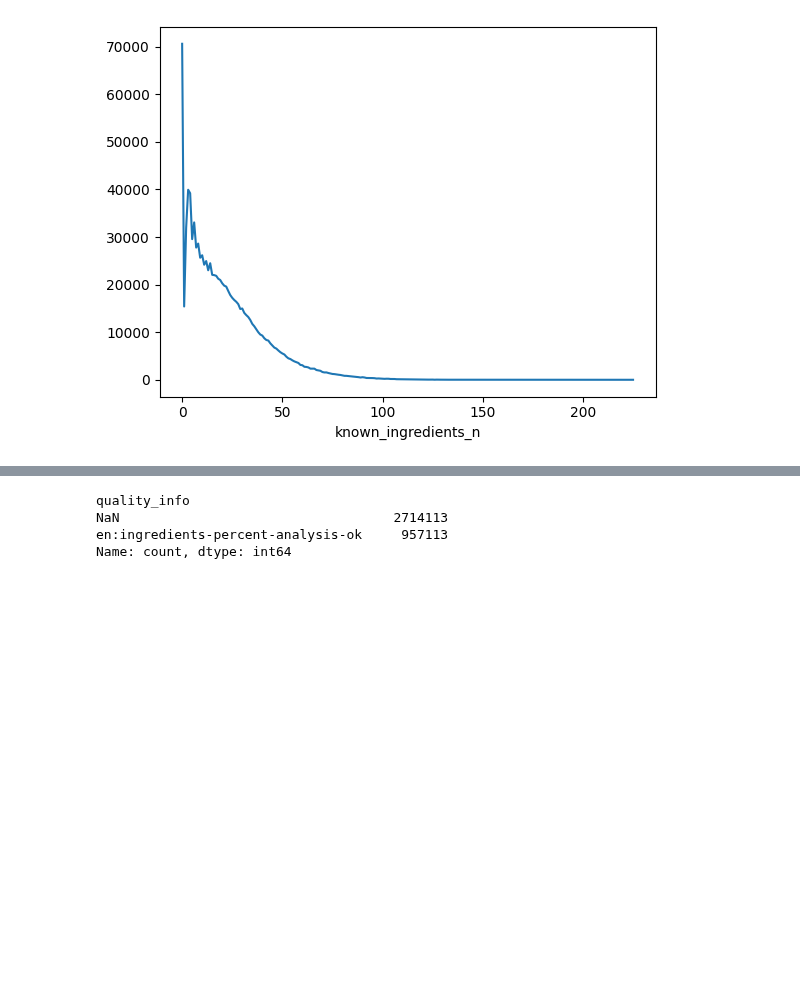
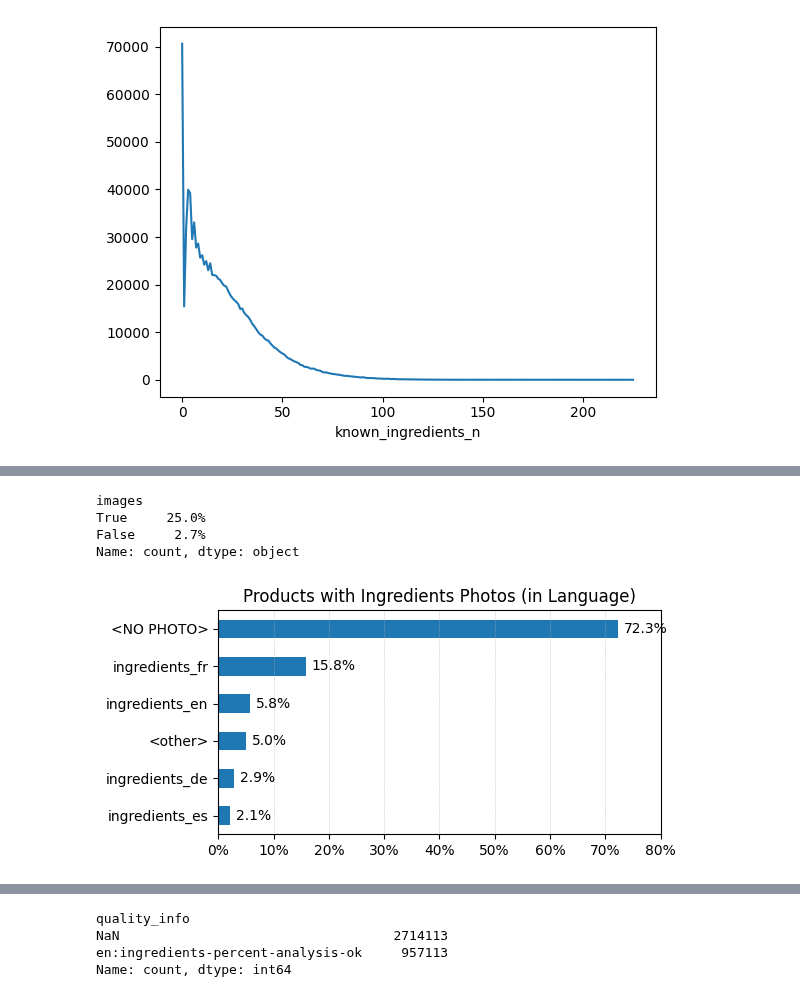
Before and after one commit to goerlitz/openfoodfacts-data-analysis, a Jupyter notebook: notebooks/13_analyze_ingredients.ipynb, the cells around one changed output, grey strips where cells are left out. Drawn from its saved outputs; the diff is of its cells as text; code cells hidden in the pictures; blank space fills up the shorter version.

```diff
--- a/notebooks/13_analyze_ingredients.ipynb
+++ b/notebooks/13_analyze_ingredients.ipynb
@@ -312,0 +382,27 @@ Name: count, Length: 5478, dtype: int64
+# %%
+top_lc = ['ingredients_fr', 'ingredients_en', 'ingredients_de', 'ingredients_es']
+(df_images.str.split(',').map(lambda x: any([lc in x for lc in top_lc])).value_counts(dropna=False) / len(df)).map("{:.1%}".format)
+# %% [output]
+images
+True     25.0%
+False     2.7%
+Name: count, dtype: object
+# %%
+import matplotlib.ticker as mtick
+
+top_images = df.images.str.split(',').explode().map(lambda x: "<NO PHOTO>" if pd.isna(x) else x if x in top_lc else "<other>").value_counts(dropna=False)
+ax = (top_images / len(df) * 100)[::-1].plot.barh(figsize=(6,3))
+ax.xaxis.set_major_formatter(mtick.PercentFormatter())
+ax.grid(axis='x', linestyle=':', linewidth=0.5)
+ax.set_ylabel(None)
+ax.set_xlim(0.0, 80.)
+# Annotate each bar with its value outside the bar on the right side
+for p in ax.patches:
+    width = p.get_width()
+    ax.text(width + 1, p.get_y() + p.get_height() / 2,
+            f'{width:.1f}%', va='center', ha='left')
+plt.title("Products with Ingredients Photos (in Language)");
+plt.tight_layout()
+plt.savefig("with_ingredients_photo_in_lc.png")
+# %% [output]
+[figure, added]
```
Also changed, not shown: parts of 20 cells of this notebook.
